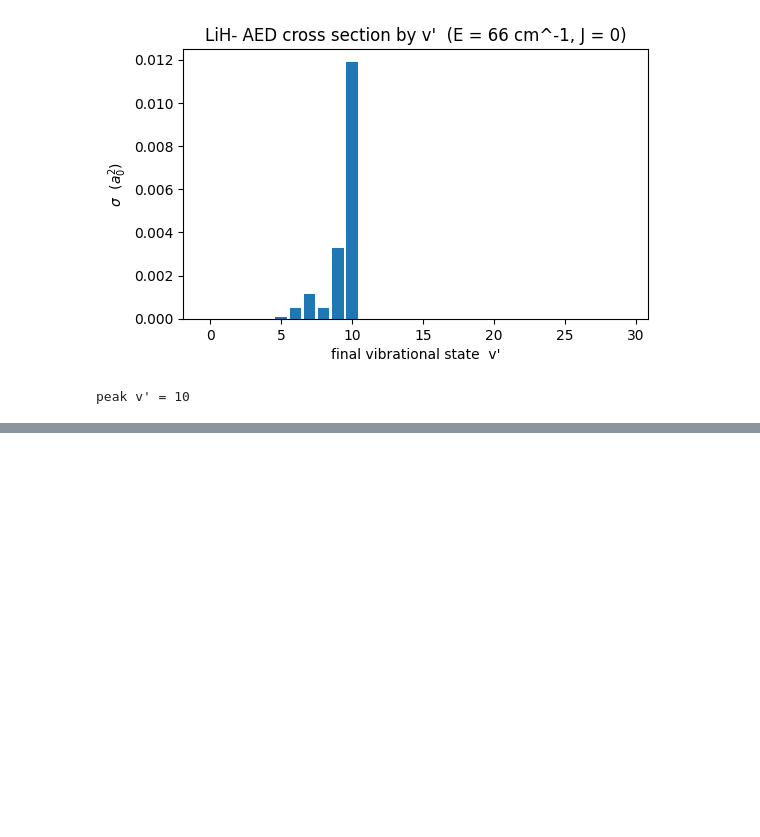
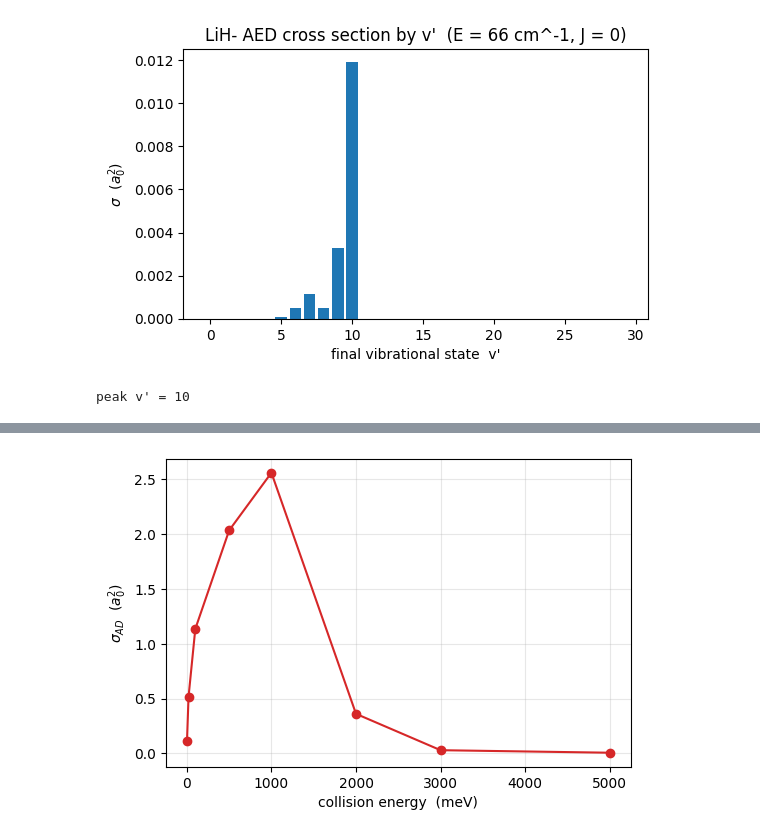
Before and after one commit to MilaimKas/AED_rate, a Jupyter notebook: notebooks/draft.ipynb, the cells around one changed output, grey strips where cells are left out. Saved outputs shown, nothing was run; the diff lists cells and outputs as text; code cells hidden in the pictures; blank space fills up the shorter version.

```diff
--- a/notebooks/draft.ipynb
+++ b/notebooks/draft.ipynb
@@ -208,0 +210,9 @@ plt.show()
+# %%
+fig, ax = plt.subplots(figsize=(6, 4))
+ax.plot(E_meV, sigma_AD, "o-", color="C3")
+ax.set_xlabel("collision energy  (meV)")
+ax.set_ylabel(r"$\sigma_{AD}$  ($a_0^2$)")
+ax.grid(True, which="both", alpha=0.3)
+plt.show()
+# %% [output]
+[figure, added]
```
Also changed, not shown: parts of 8 cells of this notebook.
